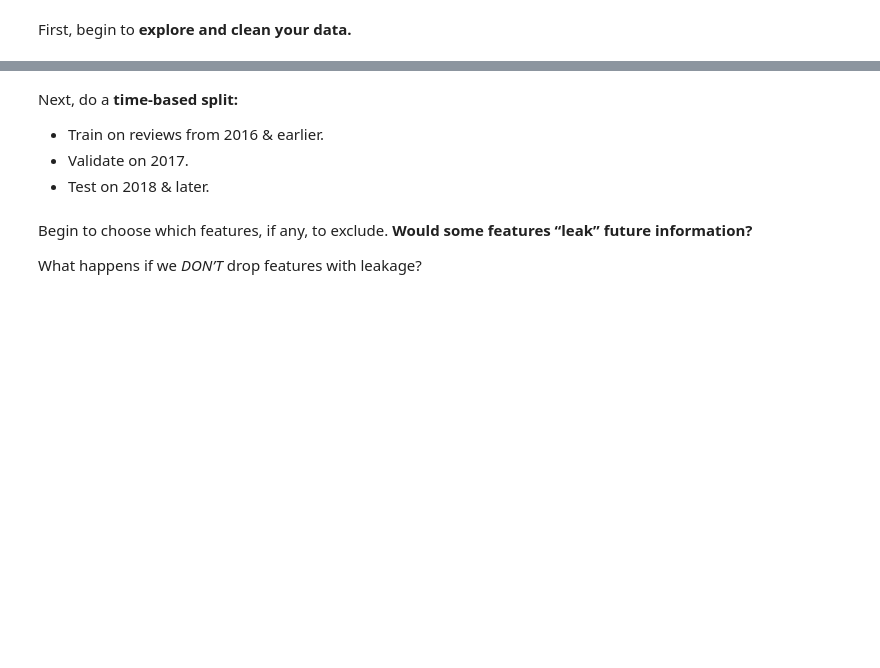
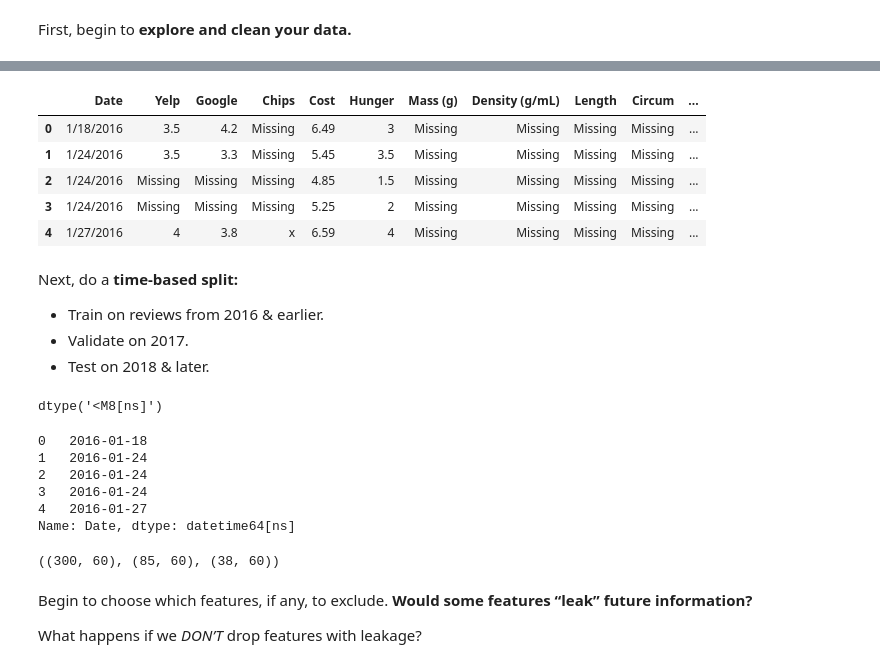
Before and after one commit to bloominstituteoftechnology/DS-Unit-2-Applied-Modeling, a Jupyter notebook: module1-define-ml-problems/LS_DS_231.ipynb, the cells around one changed output, grey strips where cells are left out. Cells and saved outputs as stored; diff of their text form; code cells hidden in the pictures; blank space fills up the shorter version.

```diff
--- a/module1-define-ml-problems/LS_DS_231.ipynb
+++ b/module1-define-ml-problems/LS_DS_231.ipynb
@@ -142,6 +212,31 @@ First, begin to **explore and clean your data.**
+# %%
+df = df.fillna('Missing')
+# %%
+df.head()
+# %% [output]
+|  | Date | Yelp | Google | Chips | Cost | Hunger | Mass (g) | Density (g/mL) | Length | Circum | ... |
+| 0 | 1/18/2016 | 3.5 | 4.2 | Missing | 6.49 | 3 | Missing | Missing | Missing | Missing | ... |
+| 1 | 1/24/2016 | 3.5 | 3.3 | Missing | 5.45 | 3.5 | Missing | Missing | Missing | Missing | ... |
+| 2 | 1/24/2016 | Missing | Missing | Missing | 4.85 | 1.5 | Missing | Missing | Missing | Missing | ... |
+| 3 | 1/24/2016 | Missing | Missing | Missing | 5.25 | 2 | Missing | Missing | Missing | Missing | ... |
+| 4 | 1/27/2016 | 4 | 3.8 | x | 6.59 | 4 | Missing | Missing | Missing | Missing | ... |
 # %% [markdown]
 Next, do a **time-based split:**
 
 - Train on reviews from 2016 & earlier.
 - Validate on 2017.
 - Test on 2018 & later.
+# %%
+df['Date'] = pd.to_datetime(df['Date'])
+df['Date'].dtype
+# %% [output]
+dtype('<M8[ns]')
+# %%
+df['Date'].head()
+# %% [output]
+0   2016-01-18
+1   2016-01-24
+2   2016-01-24
+3   2016-01-24
+4   2016-01-27
+Name: Date, dtype: datetime64[ns]
@@ -148,3 +247,7 @@ Next, do a **time-based split:**
+# %%
+train.shape, val.shape, test.shape
+# %% [output]
+((300, 60), (85, 60), (38, 60))
 # %% [markdown]
 Begin to choose which features, if any, to exclude. **Would some features “leak” future information?**
 
```
Also changed, not shown: parts of 15 cells of this notebook.
